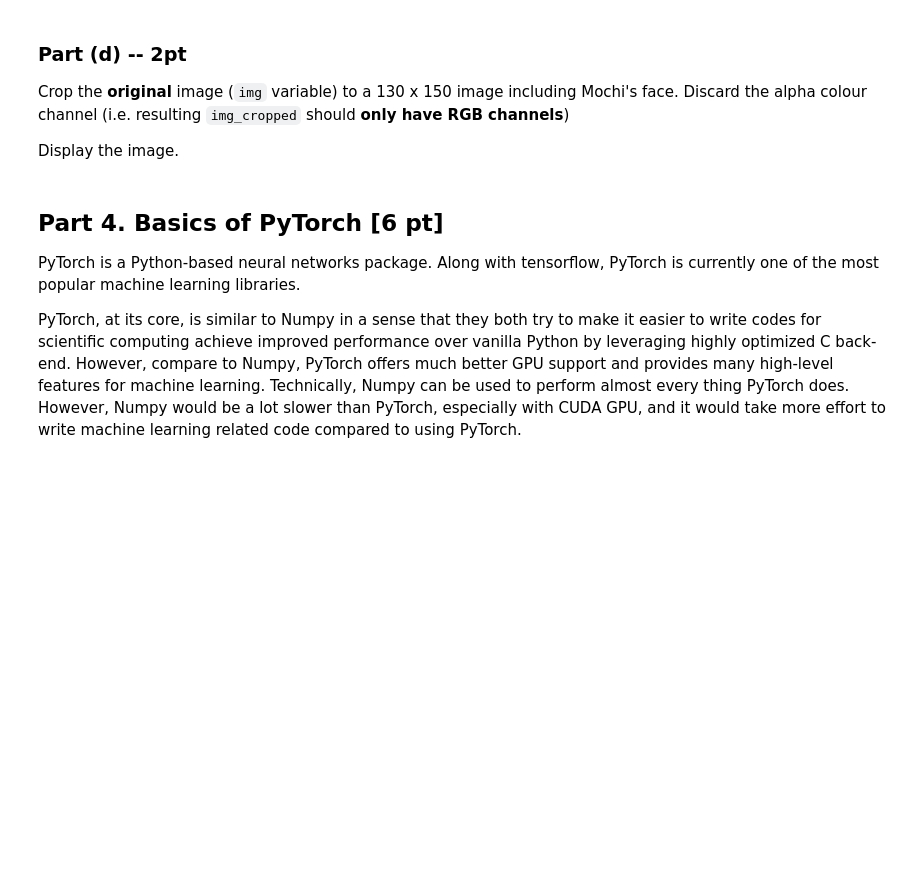
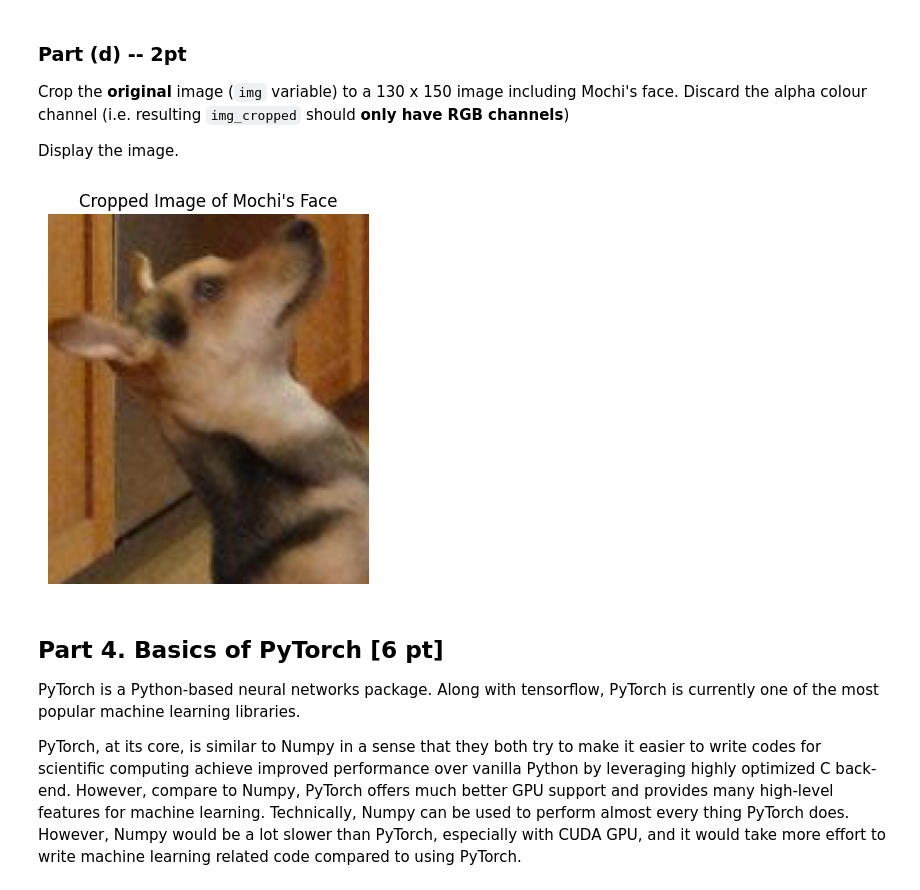
Before and after one commit to Harry-Nguyen0248/APS360, a Jupyter notebook: Labs/Lab1 PyTorch and ANNs.ipynb, the cells around one changed output. Cells and saved outputs as stored; diff of their text form; code cells hidden in the pictures; blank space fills up the shorter version.

```diff
--- a/Labs/Lab1 PyTorch and ANNs.ipynb
+++ b/Labs/Lab1 PyTorch and ANNs.ipynb
@@ -328,6 +363,18 @@ img_add = None
 Crop the **original** image (`img` variable) to a 130 x 150 image including Mochi's face. Discard the alpha colour channel (i.e. resulting `img_cropped` should **only have RGB channels**)
 
 Display the image.
+# %%
+img_cropped = img.crop((25, 25, 155, 175))  # (left, top, right, bottom)
+
+# Convert the cropped image to RGB (discard alpha channel)
+img_cropped = img_cropped.convert("RGB")
+
+plt.imshow(img_cropped)
+plt.title("Cropped Image of Mochi's Face")
+plt.axis('off')  # Hide axes
+plt.show()
+# %% [output]
+[figure, added]
 # %% [markdown]
 ## Part 4. Basics of PyTorch [6 pt]
 
```
Also changed, not shown: parts of 13 cells of this notebook, 1 other file.
